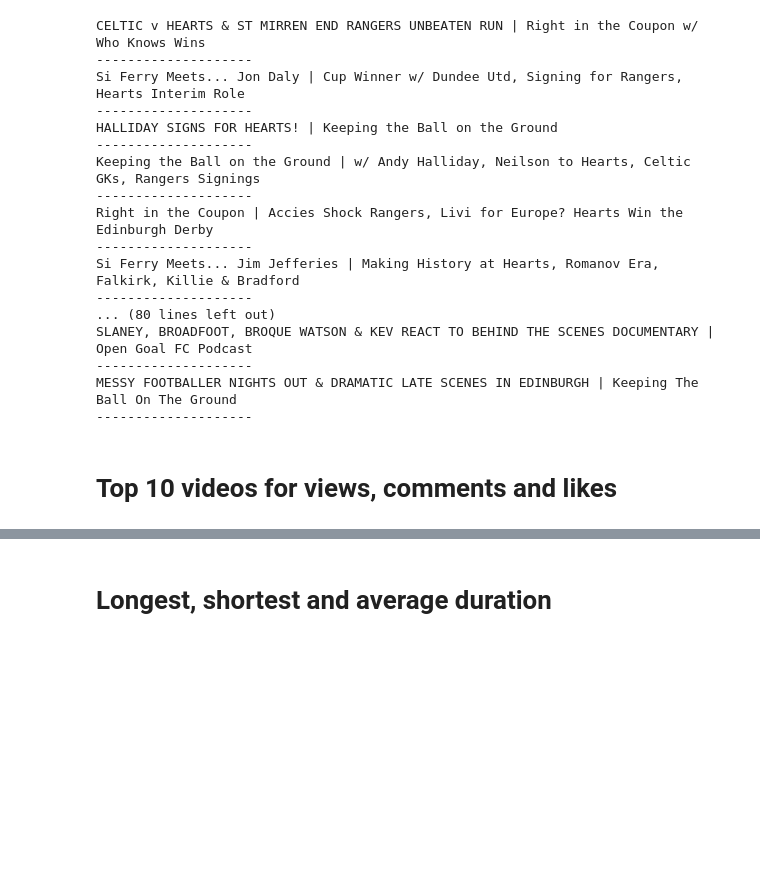
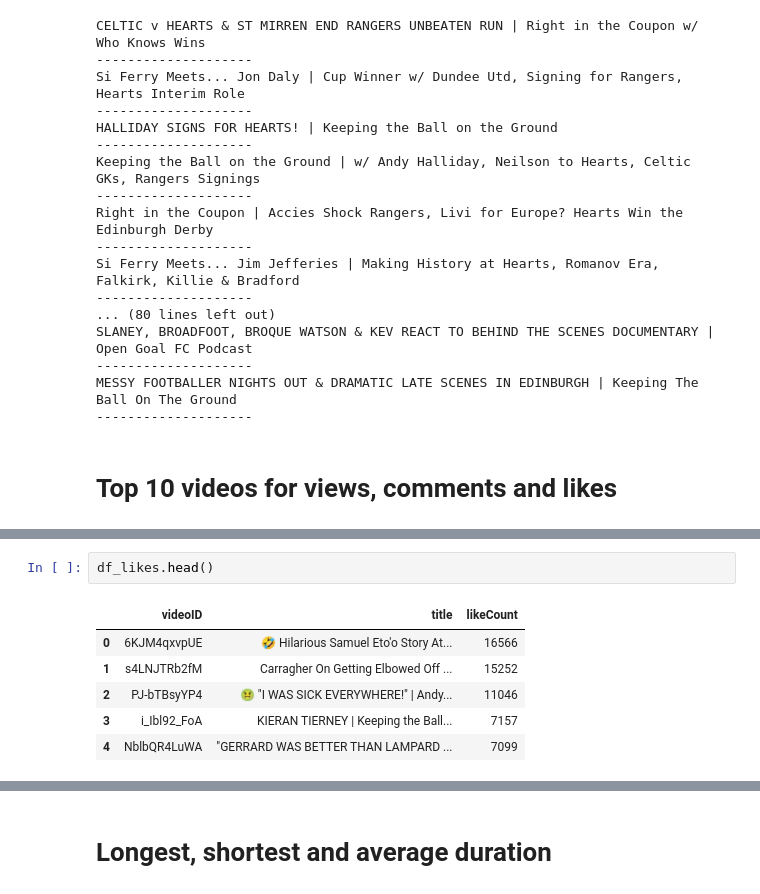
Before and after one commit to JonR45/OpenGoal, a Jupyter notebook: notebooks/4_explore_data.ipynb, the cells around one changed output, grey strips where cells are left out. Cells and saved outputs as stored; diff of their text form; blank space fills up the shorter version.

```diff
--- a/notebooks/4_explore_data.ipynb
+++ b/notebooks/4_explore_data.ipynb
@@ -113,0 +145,9 @@ MESSY FOOTBALLER NIGHTS OUT & DRAMATIC LATE SCENES IN EDINBURGH | Keeping The Ba
+# %%
+df_likes.head()
+# %% [output]
+|  | videoID | title | likeCount |
+| 0 | 6KJM4qxvpUE | 🤣 Hilarious Samuel Eto'o Story At... | 16566 |
+| 1 | s4LNJTRb2fM | Carragher On Getting Elbowed Off ... | 15252 |
+| 2 | PJ-bTBsyYP4 | 🤢 "I WAS SICK EVERYWHERE!" | Andy... | 11046 |
+| 3 | i_Ibl92_FoA | KIERAN TIERNEY | Keeping the Ball... | 7157 |
+| 4 | NblbQR4LuWA | "GERRARD WAS BETTER THAN LAMPARD ... | 7099 |
```
Also changed, not shown: parts of 16 cells of this notebook, 7 other files.
